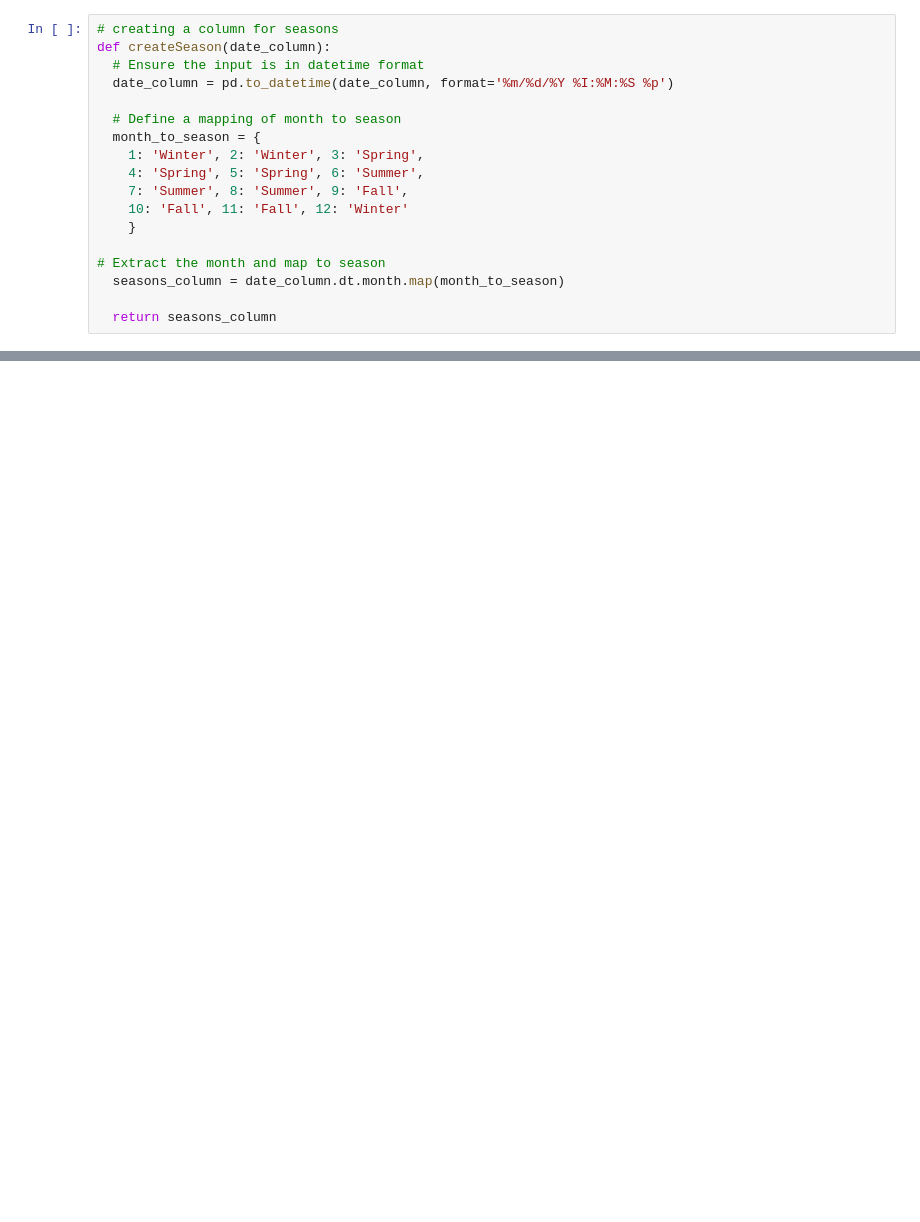
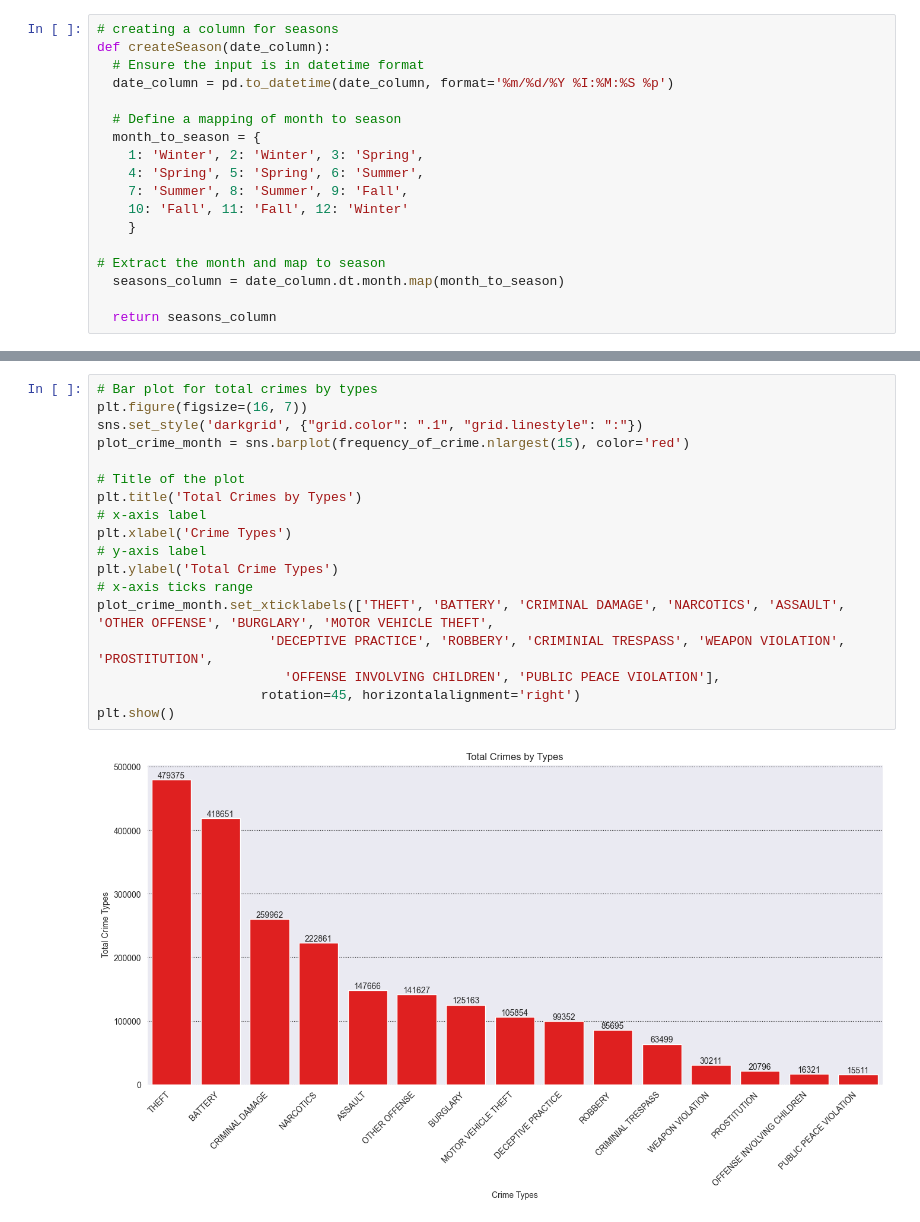
Before and after one commit to lordzwealth/chicago-EDA-circle-03-project, a Jupyter notebook: ChicagoEDA_Circle3_Project.ipynb, the cells around one changed output, grey strips where cells are left out. Drawn from its saved outputs; the diff is of its cells as text; blank space fills up the shorter version.

```diff
--- a/ChicagoEDA_Circle3_Project.ipynb
+++ b/ChicagoEDA_Circle3_Project.ipynb
@@ -329,0 +615,20 @@ memory usage: 65.5+ MB
+# %%
+# Bar plot for total crimes by types
+plt.figure(figsize=(16, 7))
+sns.set_style('darkgrid', {"grid.color": ".1", "grid.linestyle": ":"})
+plot_crime_month = sns.barplot(frequency_of_crime.nlargest(15), color='red')
+
+# Title of the plot
+plt.title('Total Crimes by Types')
+# x-axis label
+plt.xlabel('Crime Types')
+# y-axis label
+plt.ylabel('Total Crime Types')
+# x-axis ticks range
+plot_crime_month.set_xticklabels(['THEFT', 'BATTERY', 'CRIMINAL DAMAGE', 'NARCOTICS', 'ASSAULT', 'OTHER OFFENSE', 'BURGLARY', 'MOTOR VEHICLE THEFT',
+                      'DECEPTIVE PRACTICE', 'ROBBERY', 'CRIMINIAL TRESPASS', 'WEAPON VIOLATION', 'PROSTITUTION',
+                        'OFFENSE INVOLVING CHILDREN', 'PUBLIC PEACE VIOLATION'],
+                     rotation=45, horizontalalignment='right')
+plt.show()
+# %% [output]
+[figure, added]
```
Also changed, not shown: parts of 49 cells of this notebook.
